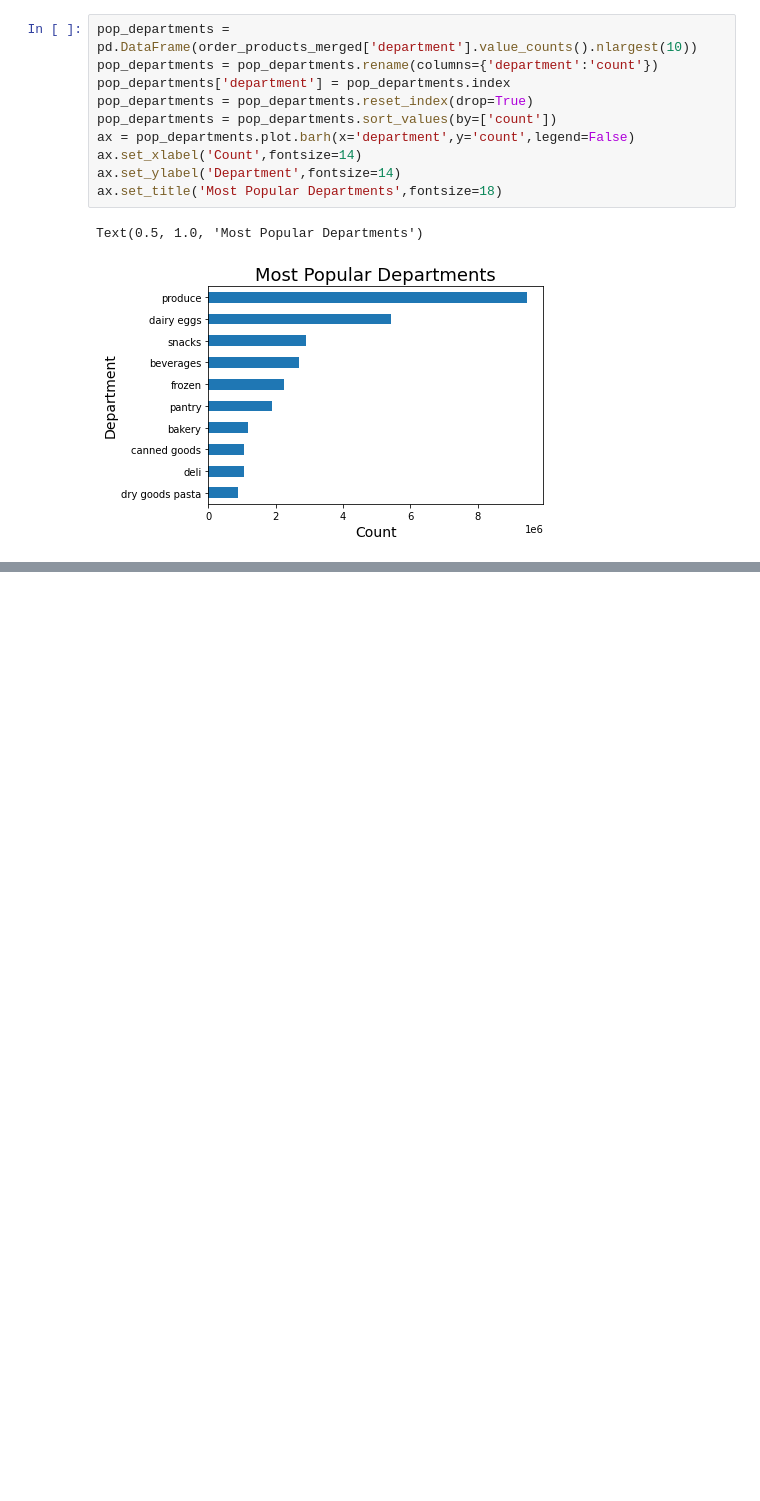
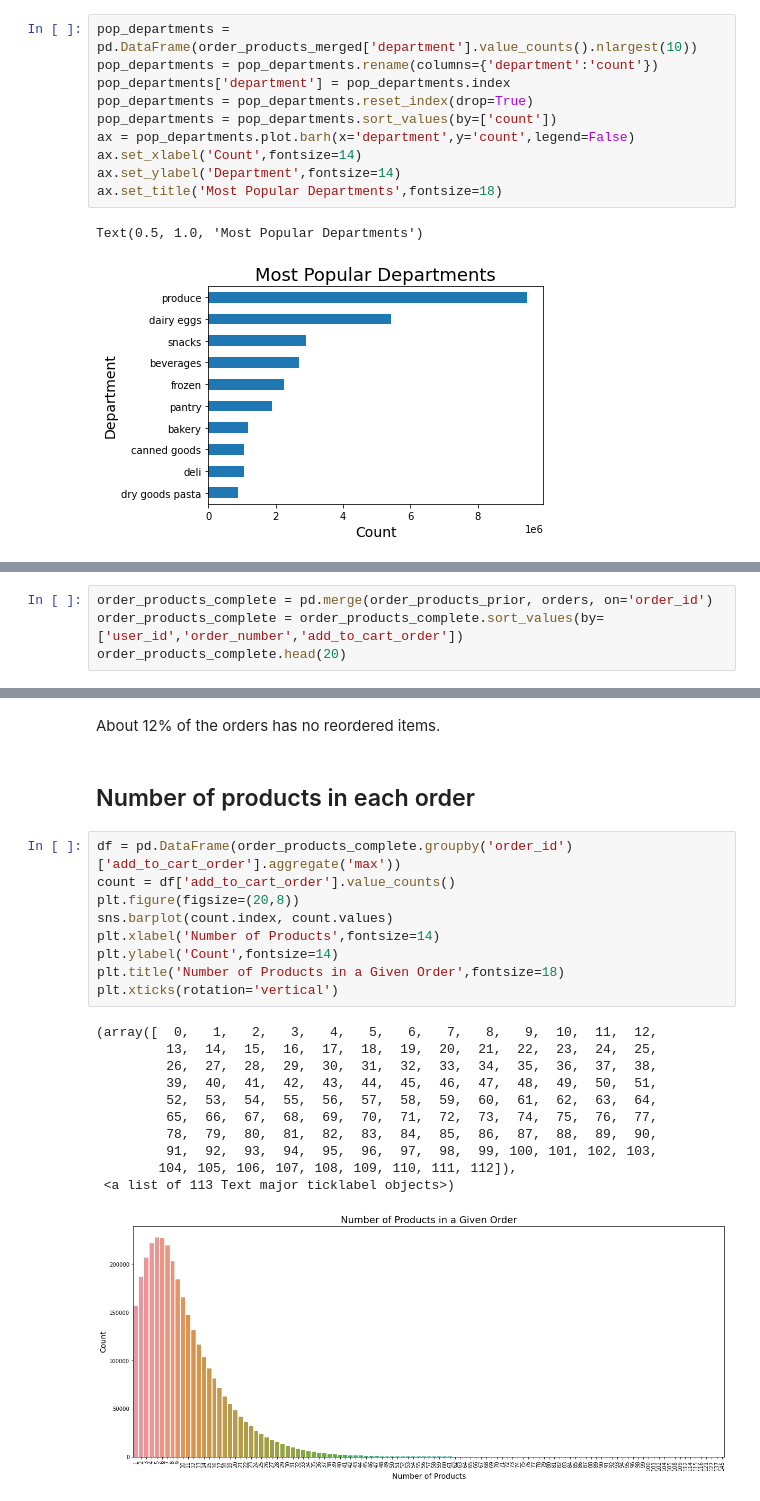
Before and after one commit to ldell7/InstacartRecommendation, a Jupyter notebook: notebooks/01_data_wrangling_EDA.ipynb, the cells around one changed output, grey strips where cells are left out. Drawn from its saved outputs; the diff is of its cells as text; blank space fills up the shorter version.

```diff
--- a/notebooks/01_data_wrangling_EDA.ipynb
+++ b/notebooks/01_data_wrangling_EDA.ipynb
@@ -263,0 +272,4 @@ Text(0.5, 1.0, 'Most Popular Departments')
+# %%
+order_products_complete = pd.merge(order_products_prior, orders, on='order_id')
+order_products_complete = order_products_complete.sort_values(by=['user_id','order_number','add_to_cart_order'])
+order_products_complete.head(20)
@@ -263,0 +312,25 @@ Text(0.5, 1.0, 'Most Popular Departments')
+# %% [markdown]
+About 12% of the orders has no reordered items.
+# %% [markdown]
+## Number of products in each order
+# %%
+df = pd.DataFrame(order_products_complete.groupby('order_id')['add_to_cart_order'].aggregate('max'))
+count = df['add_to_cart_order'].value_counts()
+plt.figure(figsize=(20,8))
+sns.barplot(count.index, count.values)
+plt.xlabel('Number of Products',fontsize=14)
+plt.ylabel('Count',fontsize=14)
+plt.title('Number of Products in a Given Order',fontsize=18)
+plt.xticks(rotation='vertical')
+# %% [output]
+(array([  0,   1,   2,   3,   4,   5,   6,   7,   8,   9,  10,  11,  12,
+         13,  14,  15,  16,  17,  18,  19,  20,  21,  22,  23,  24,  25,
+         26,  27,  28,  29,  30,  31,  32,  33,  34,  35,  36,  37,  38,
+         39,  40,  41,  42,  43,  44,  45,  46,  47,  48,  49,  50,  51,
+         52,  53,  54,  55,  56,  57,  58,  59,  60,  61,  62,  63,  64,
+         65,  66,  67,  68,  69,  70,  71,  72,  73,  74,  75,  76,  77,
+         78,  79,  80,  81,  82,  83,  84,  85,  86,  87,  88,  89,  90,
+         91,  92,  93,  94,  95,  96,  97,  98,  99, 100, 101, 102, 103,
+        104, 105, 106, 107, 108, 109, 110, 111, 112]),
+ <a list of 113 Text major ticklabel objects>)
+[figure, added]
```
Also changed, not shown: parts of 17 cells of this notebook.
